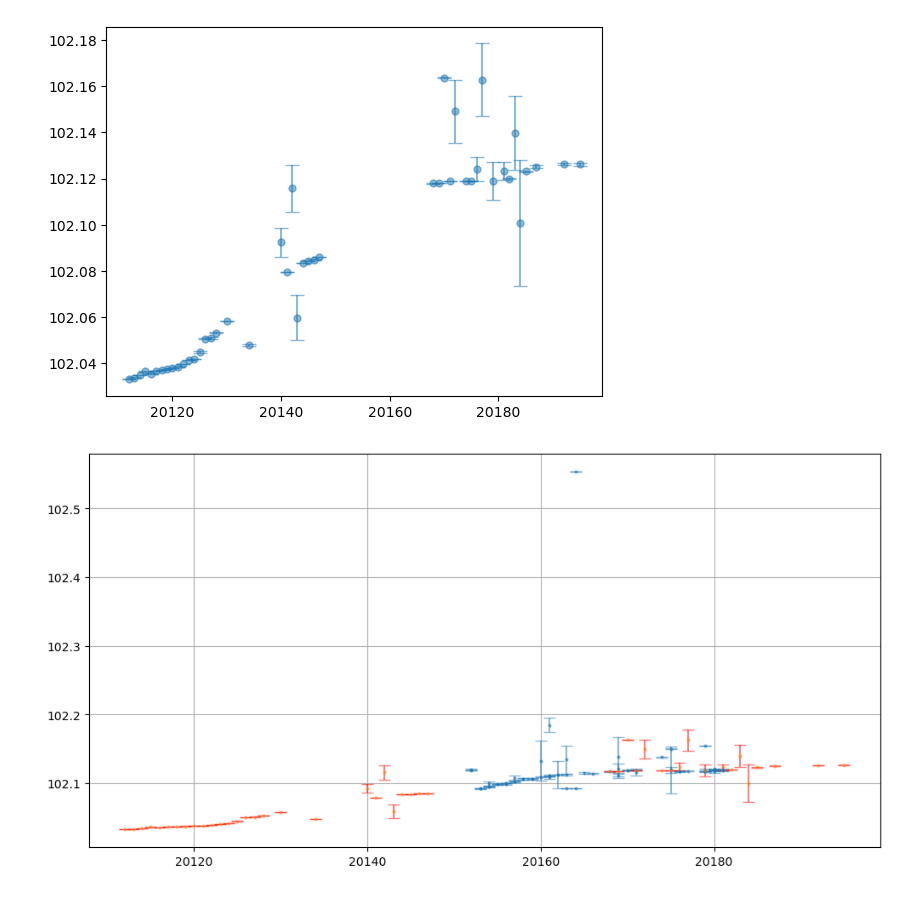
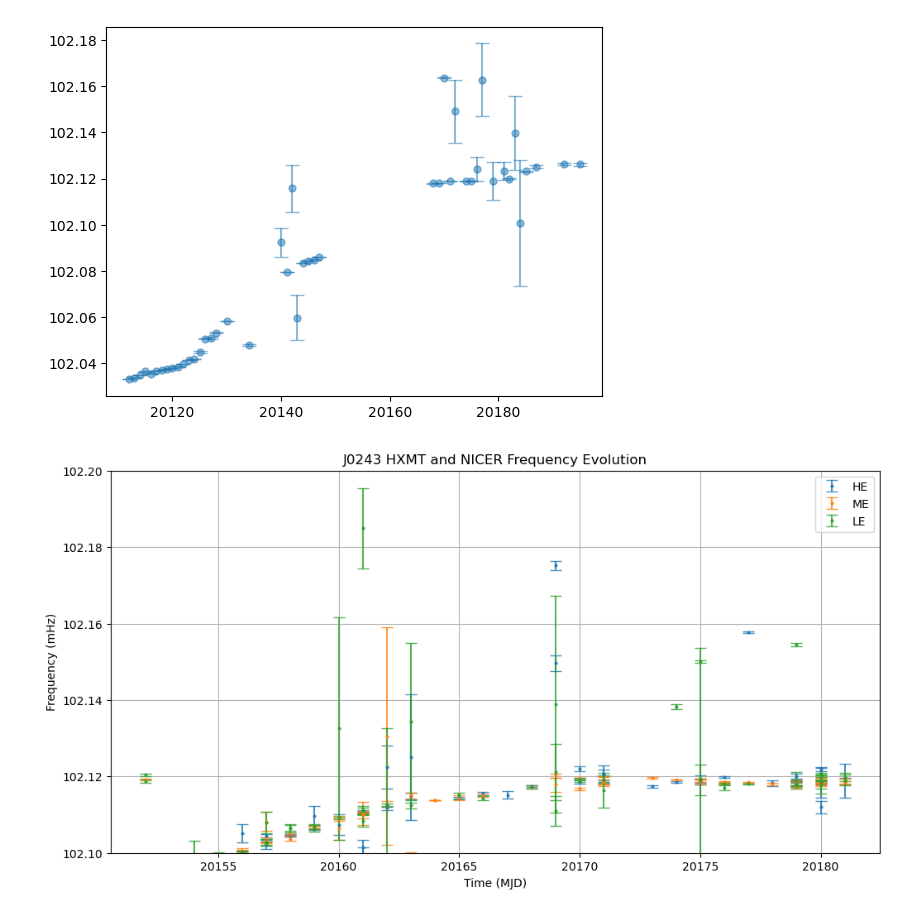
Before and after one commit to supremeKAI40/ULXP_thesis_analysis, a Jupyter notebook: hxmt/nb_efsearch_reporting.ipynb, the cells around one changed output. Drawn from its saved outputs; the diff is of its cells as text; code cells hidden in the pictures.

Commit message:
Adding new HXMT codes till bootstrap output

```diff
--- a/hxmt/nb_efsearch_reporting.ipynb
+++ b/hxmt/nb_efsearch_reporting.ipynb
@@ -48,18 +57,22 @@ plt.errorbar(nicer_df['TSTARTI'],nicer_df['freq'],yerr=Nicer_freqErr, capsize=5,
 # %%
 plt.figure(figsize=(12,6))
 
-# plt.errorbar(he_df['Date'],1000/he_df['Period'],yerr=he_df_freqErr, capsize=5,markersize=2,fmt="o", alpha=0.5, )
-#`plt.errorbar(me_df['Date'],1000/me_df['Period'],yerr=me_df_freqErr, capsize=5,markersize=2,fmt="o", alpha=0.5, )
-plt.errorbar(le_df['Date'],1000/le_df['Period'],yerr=le_df_freqErr, capsize=5,markersize=2,fmt="o", alpha=0.5, )
-plt.errorbar(nicer_df['TSTARTI'],nicer_df['freq'],yerr=Nicer_freqErr, capsize=5,markersize=2,fmt="o", alpha=0.5, ecolor='red')
+plt.errorbar(he_df['Date'],1000/he_df['Period'],yerr=he_df_freqErr, capsize=5,markersize=2,fmt="o", alpha=0.8, label="HE")
+plt.errorbar(me_df['Date'],1000/me_df['Period'],yerr=me_df_freqErr, capsize=5,markersize=2,fmt="o", alpha=0.8,label="ME")
+plt.errorbar(le_df['Date'],1000/le_df['Period'],yerr=le_df_freqErr, capsize=5,markersize=2,fmt="o", alpha=0.8, label="LE")
+#plt.errorbar(nicer_df['TSTARTI'],nicer_df['freq'],yerr=Nicer_freqErr, capsize=5,markersize=2,fmt="o", alpha=0.8, ecolor='red',label="NICER")
 
-#plt.legend(['HE','ME','LE','NICER'])
+plt.legend()
 plt.grid()
+plt.ylabel('Frequency (mHz)')
+plt.xlabel('Time (MJD)')
+plt.title('J0243 HXMT and NICER Frequency Evolution')
 
-# plt.xlim(20150,20189)
-# plt.ylim(101.9,102.2)
+#plt.xlim(20172,20178)
+plt.ylim(102.1,102.2)
+plt.show()
 # %% [output]
-[figure, old version]
+[figure, new version]
 # %%
 he_df.columns
 # %% [output]
```
Also changed, not shown: parts of 8 cells of this notebook, 34 other files.
